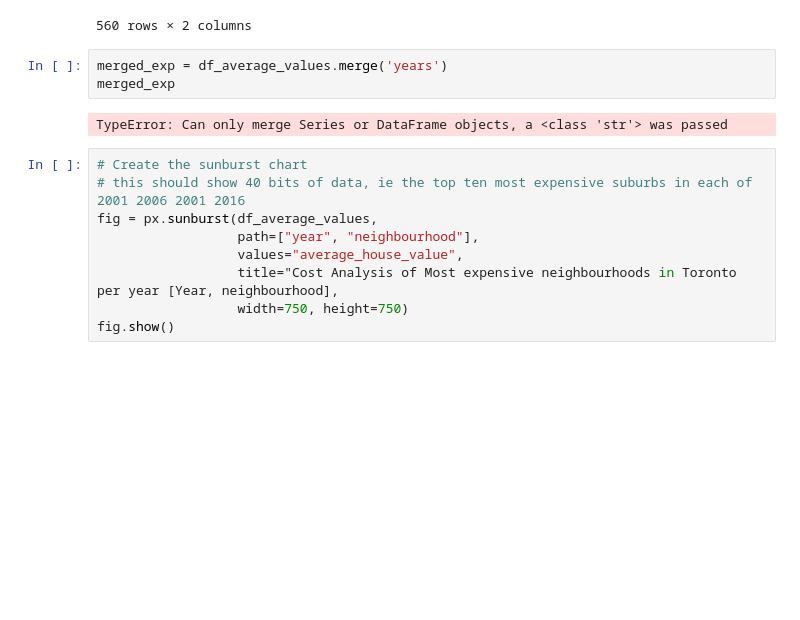
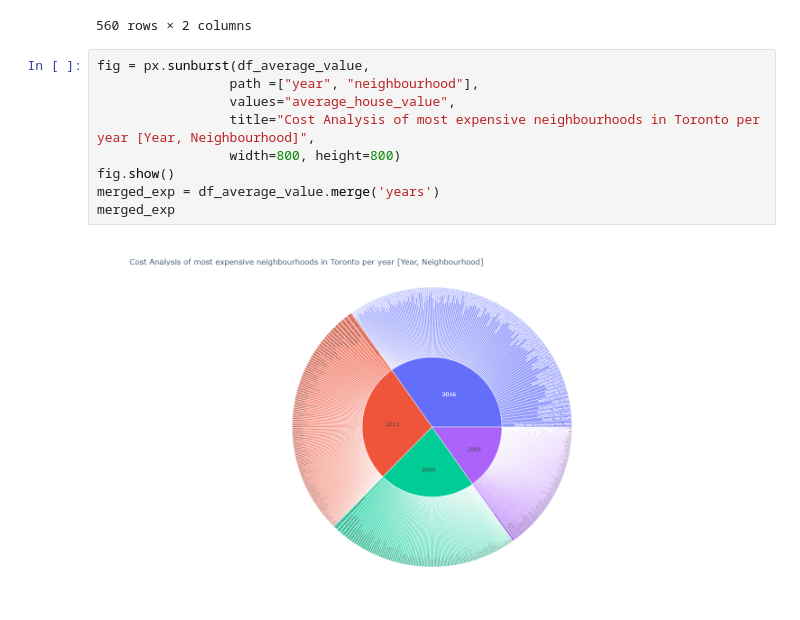
Before and after one commit to JimP315/PyViz, a Jupyter notebook: rental_analysis.ipynb, the cells around one changed output. Cells and saved outputs as stored; diff of their text form; blank space fills up the shorter version.

```diff
--- a/rental_analysis.ipynb
+++ b/rental_analysis.ipynb
@@ -377,18 +380,14 @@ df_average_values
 | 2001 | Taylor-Massey | 145464 |
 | 2001 | Flemingdon Park | 126255 |
 560 rows × 2 columns
-# %%
-merged_exp = df_average_values.merge('years')
-merged_exp
-# %% [output]
-TypeError: Can only merge Series or DataFrame objects, a <class 'str'> was passed
 # %%
-# Create the sunburst chart
-# this should show 40 bits of data, ie the top ten most expensive suburbs in each of 2001 2006 2001 2016
-fig = px.sunburst(df_average_values,
-                  path=["year", "neighbourhood"],
-                  values="average_house_value",
-                  title="Cost Analysis of Most expensive neighbourhoods in Toronto per year [Year, neighbourhood],
-                  width=750, height=750)
+fig = px.sunburst(df_average_value,
+                 path =["year", "neighbourhood"],
+                 values="average_house_value",
+                 title="Cost Analysis of most expensive neighbourhoods in Toronto per year [Year, Neighbourhood]",
+                 width=800, height=800)
 fig.show()
+merged_exp = df_average_value.merge('years')
+merged_exp
 # %% [output]
+[figure, added]
```
Also changed, not shown: parts of 3 cells of this notebook, 1 other file.
